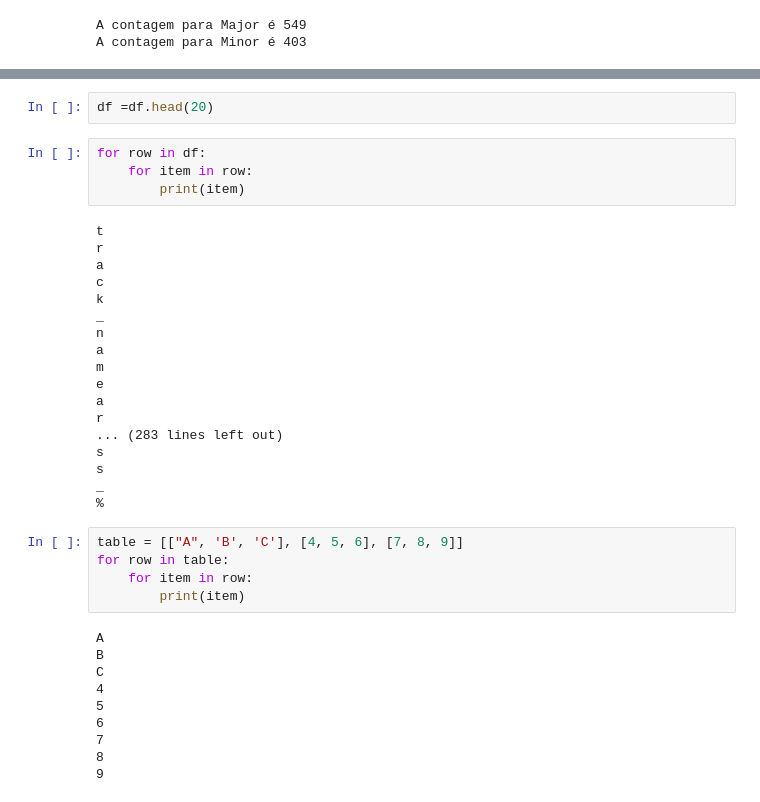
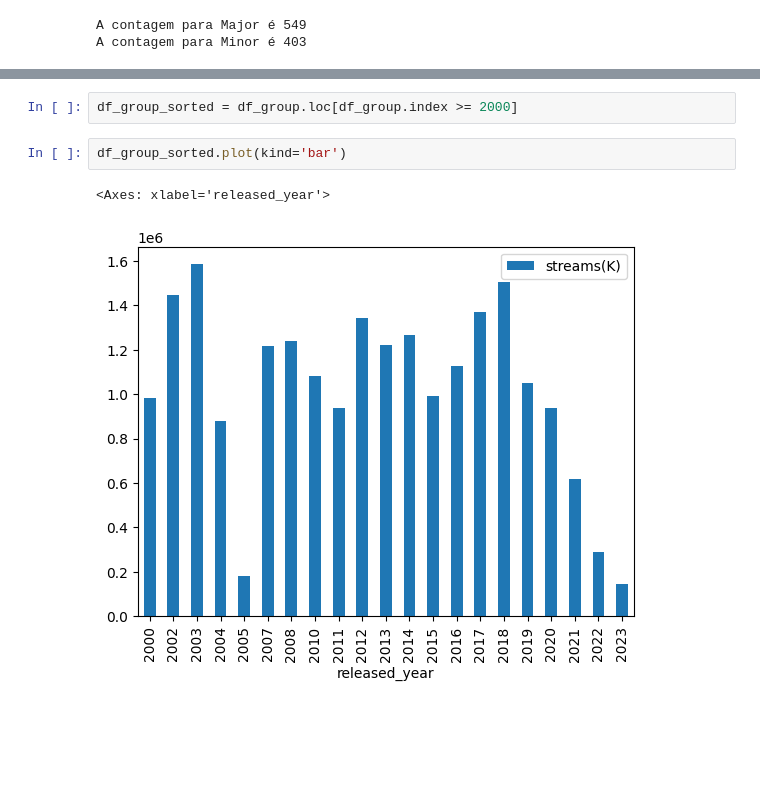
Before and after one commit to Akingzs/Python-Data-Science, a Jupyter notebook: Data Analysis/Spotify/Spotify.ipynb, the cells around one changed output, grey strips where cells are left out. Cells and saved outputs as stored; diff of their text form; blank space fills up the shorter version.

```diff
--- a/Data Analysis/Spotify/Spotify.ipynb
+++ b/Data Analysis/Spotify/Spotify.ipynb
@@ -166,39 +277,7 @@ df_group
-# %%
-df =df.head(20)
-# %%
-for row in df:
-    for item in row:
-        print(item)
-# %% [output]
-t
-r
-a
-c
-k
-_
-n
-a
-m
-e
-a
-r
-... (283 lines left out)
-s
-s
-_
-%
-# %%
-table = [["A", 'B', 'C'], [4, 5, 6], [7, 8, 9]]
-for row in table:
-    for item in row:
-        print(item)
-# %% [output]
-A
-B
-C
-4
-5
-6
-7
-8
-9
+# %%
+df_group_sorted = df_group.loc[df_group.index >= 2000]
+# %%
+df_group_sorted.plot(kind='bar')
+# %% [output]
+<Axes: xlabel='released_year'>
+[figure, added]
```
Also changed, not shown: parts of 21 cells of this notebook.
